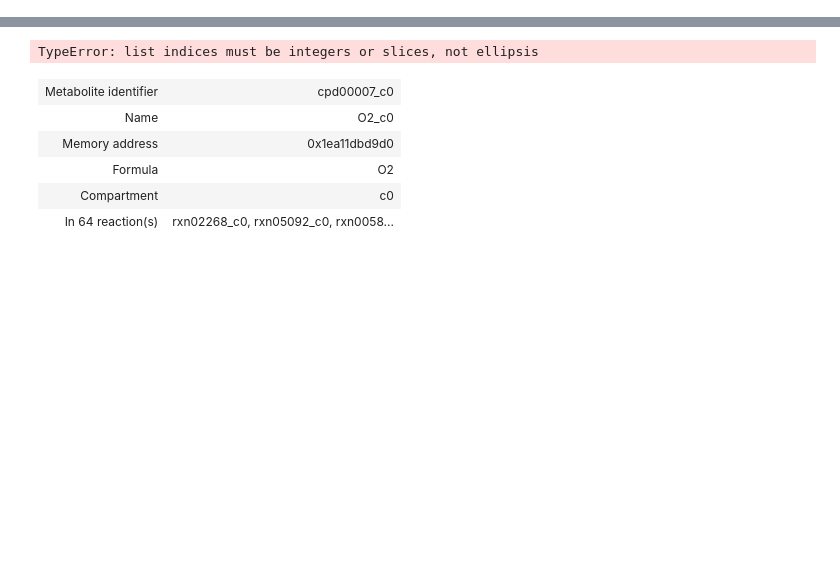
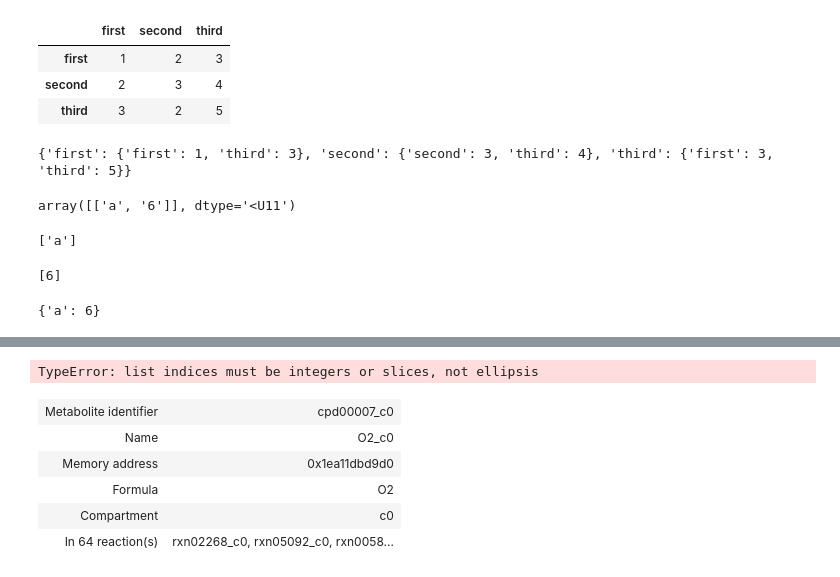
Before and after one commit to dtriadis/ModelSEEDpy, a Jupyter notebook: examples/Community Modeling/smetana/Untitled.ipynb, the cells around one changed output, grey strips where cells are left out. Drawn from its saved outputs; the diff is of its cells as text; code cells hidden in the pictures; blank space fills up the shorter version.

```diff
--- a/examples/Community Modeling/smetana/Untitled.ipynb
+++ b/examples/Community Modeling/smetana/Untitled.ipynb
@@ -0,0 +1,33 @@
+# %%
+from pandas import DataFrame
+
+ary = [[1,2,3], [2,3,4], [3,2,5]]
+df = DataFrame(ary, index=["first", "second", "third"], columns=["first", "second", "third"])
+display(df)
+
+dic = {index: row_series[row_series != 2].to_dict() for index, row_series in df.iterrows()}
+print(dic)
+# %% [output]
+|  | first | second | third |
+| first | 1 | 2 | 3 |
+| second | 2 | 3 | 4 |
+| third | 3 | 2 | 5 |
+{'first': {'first': 1, 'third': 3}, 'second': {'second': 3, 'third': 4}, 'third': {'first': 3, 'third': 5}}
+# %%
+from numpy import array
+array(list(d.items()))
+# %% [output]
+array([['a', '6']], dtype='<U11')
+# %%
+print([k for k,v in list(d.items())])
+# %% [output]
+['a']
+# %%
+[x for x in d.values()]
+# %% [output]
+[6]
+# %%
+d = {"a":12 if 12 < 10 else 6}
+d
+# %% [output]
+{'a': 6}
```
Also changed, not shown: parts of 5 cells of this notebook, 15 other files.
